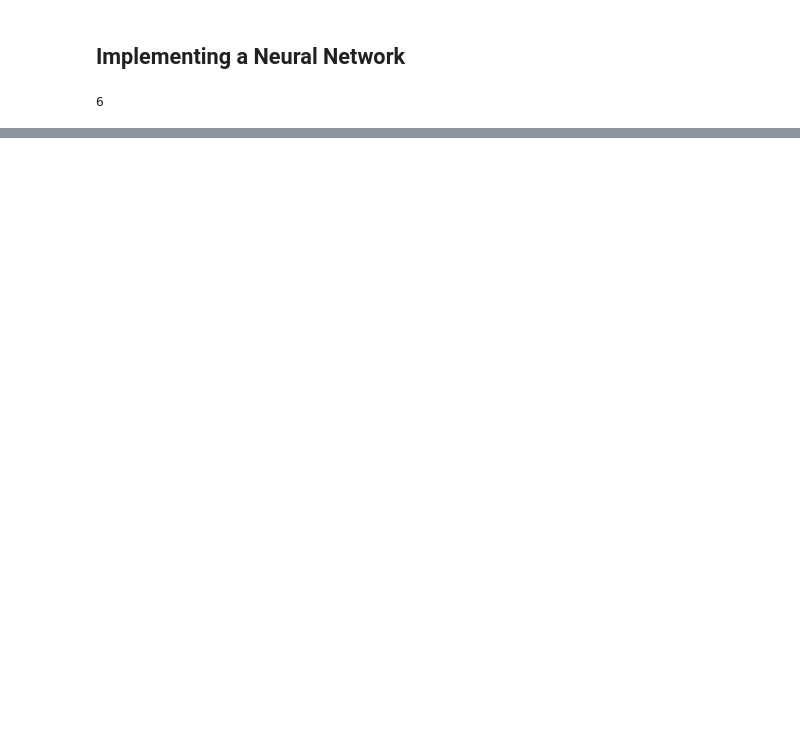
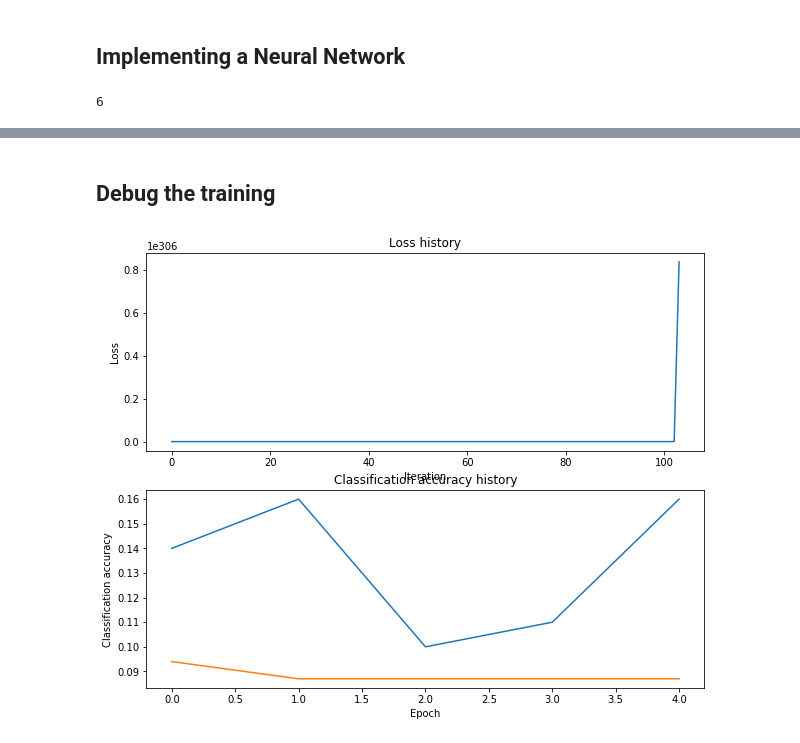
Before and after one commit to damvantai/CS231nConvolutional-Neural-Networks-for-Visual-Recognition-spring-2017, a Jupyter notebook: assignment-1/Two Layer Net.ipynb, the cells around one changed output, grey strips where cells are left out. Saved outputs shown, nothing was run; the diff lists cells and outputs as text; code cells hidden in the pictures; blank space fills up the shorter version.

```diff
--- a/assignment-1/Two Layer Net.ipynb
+++ b/assignment-1/Two Layer Net.ipynb
@@ -30,0 +235,25 @@ ValueError: invalid number of arguments
+# %%
+# To train our network we will use SGD with momentum. In addition, we will adjust the learning rate with an exponential learning
+# rate schedule and optimization proceeds; after epoch, we will reduce the learning rate by multiplying it by a decay rate
+input_size = 32 * 32 * 3
+hidden_size = 50
+num_classes = 10
+net = TwoLayerNet(input_size, hidden_size, num_classes)
+
+# Train the network
+for lr in range_lr:
+    for lr_decay in range_lr_decay:
+        stats = net.train(X_train, y_train, X_val, y_val,
+                         num_iters = 1000, batch_size =200,
+                         learning_rate = lr, learning_rate_decay = lr_decay,
+                         reg = 0.25, verbose = True)
+
+        # Predict on the validation set
+        val_acc = (net.predict(X_val) == y_val).mean()
+        results[(lr, lr_decay)] = val_acc
+        print('Validation accuracy: ', val_acc)
+        if val_acc > best_val:
+            best_val = val_acc
+            best_lr = lr
+            best_lr_decay = lr_decay
+print("lr: %f, lr decay: %f have best accuracy: %f" % (best_lr, best_lr_decay, best_val))
@@ -30,0 +295,19 @@ ValueError: invalid number of arguments
+# %% [markdown]
+## Debug the training
+# %%
+# Plot the loss function and train / validation accuracies
+plt.subplot(2, 1, 1)
+plt.plot(stats['loss_history'])
+plt.title('Loss history')
+plt.xlabel('Iteration')
+plt.ylabel('Loss')
+
+plt.subplot(2, 1, 2)
+plt.plot(stats['train_acc_history'], label='train')
+plt.plot(stats['val_acc_history'], label='val')
+plt.title('Classification accuracy history')
+plt.xlabel('Epoch')
+plt.ylabel('Classification accuracy')
+plt.show()
+# %% [output]
+[figure, added]
```
Also changed, not shown: parts of 41 cells of this notebook.
